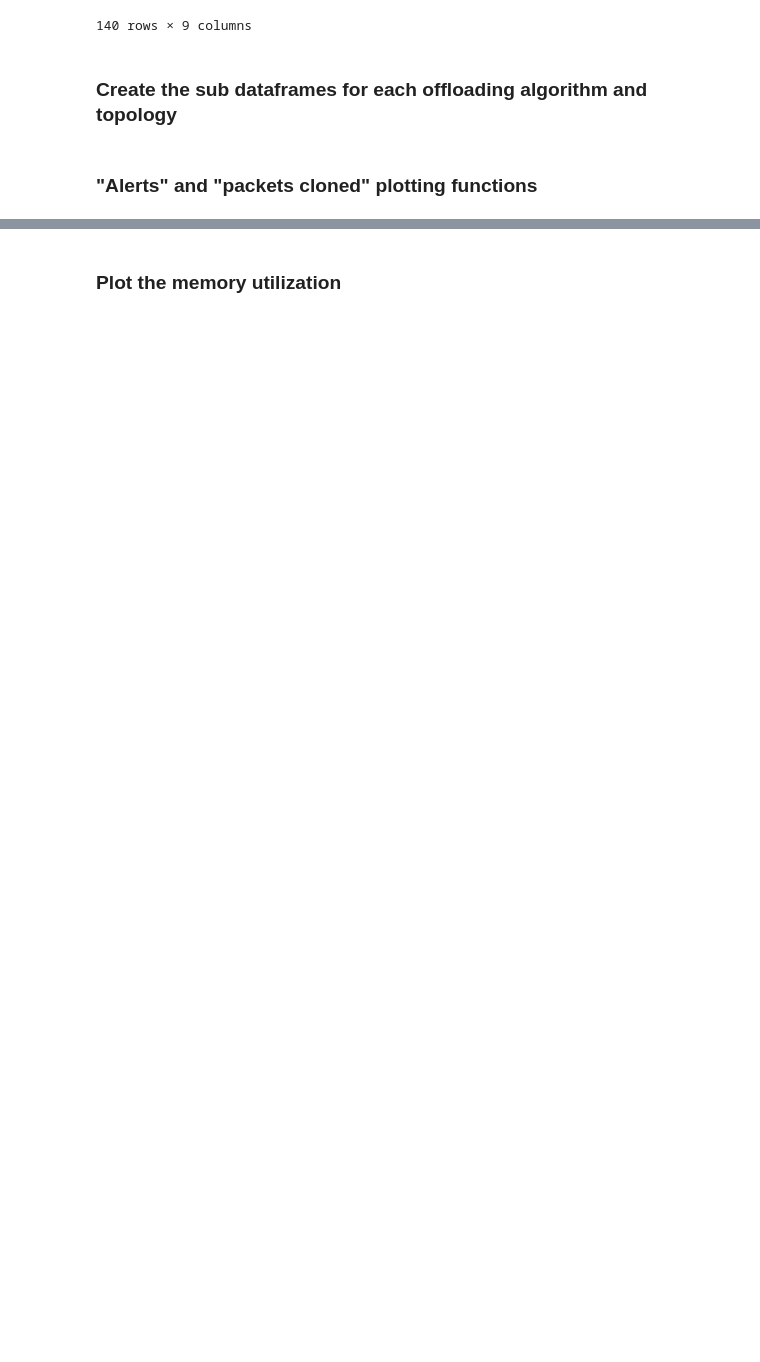
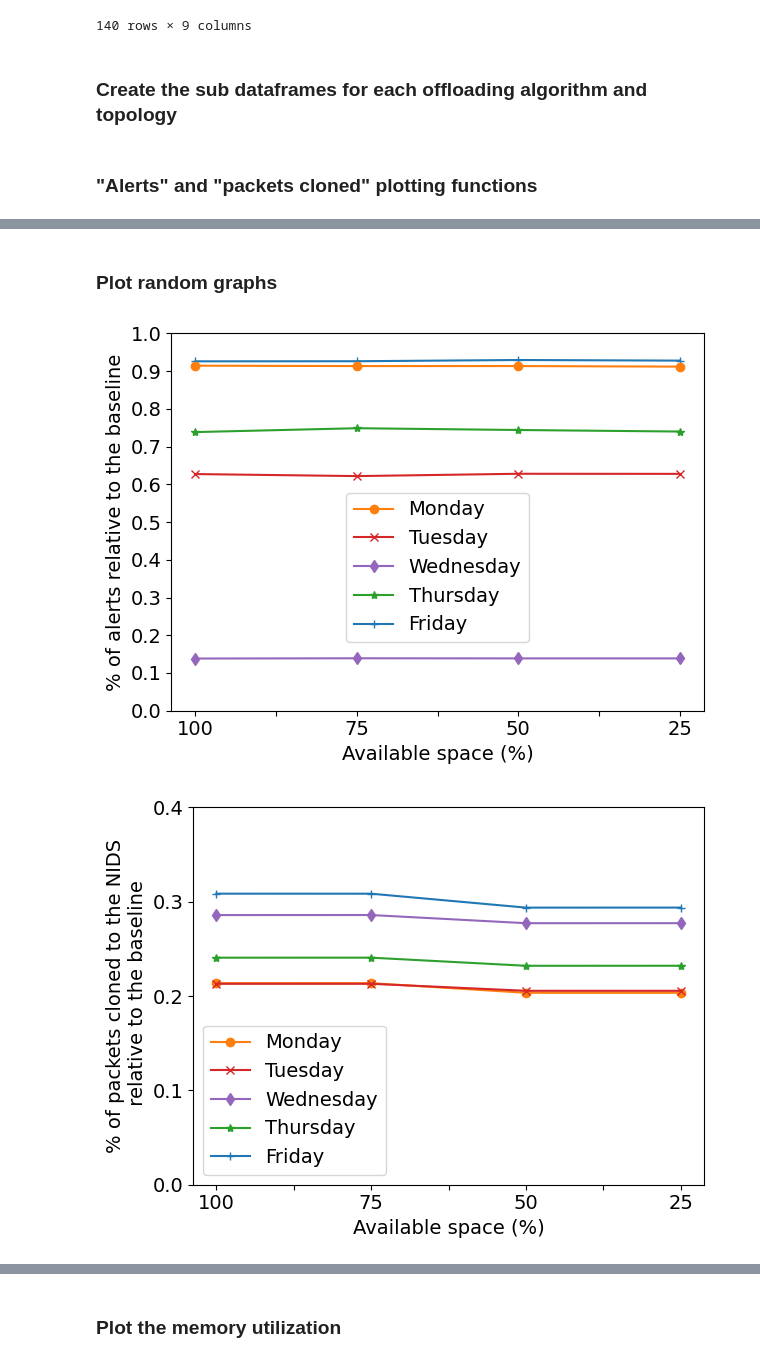
Before and after one commit to HenriqueBBrum/Network-Wide-Rule-Orchestrator, a Jupyter notebook: testing/final_evaluation/final_evaluation_plots.ipynb, the cells around one changed output, grey strips where cells are left out. Cells and saved outputs as stored; diff of their text form; code cells hidden in the pictures; blank space fills up the shorter version.

```diff
--- a/testing/final_evaluation/final_evaluation_plots.ipynb
+++ b/testing/final_evaluation/final_evaluation_plots.ipynb
@@ -190,6 +199,12 @@ def create_sub_dataframes(df):
 # %%
 alerts_simple_df, packets_simple_df = create_sub_dataframes(simple)
 alerts_simple_random_df, packets_simple_random_df = create_sub_dataframes(simple_random)
+
+alerts_linear_firstfit_random_df, packets_linear_firstfit_random_df = create_sub_dataframes(linear_firstfit_random)
+alerts_linear_bestfit_random_df, packets_linear_bestfit_random_df = create_sub_dataframes(linear_bestfit_random)
+alerts_tree_firstfit_random_df, packets_tree_firstfit_random_df = create_sub_dataframes(tree_firstfit_random)
+alerts_tree_bestfit_random_df, packets_tree_bestfit_random_df = create_sub_dataframes(tree_bestfit_random)
+
 alerts_linear_firstfit_df, packets_linear_firstfit_df = create_sub_dataframes(linear_firstfit)
 alerts_linear_bestfit_df, packets_linear_bestfit_df = create_sub_dataframes(linear_bestfit)
 alerts_tree_firstfit_df, packets_tree_firstfit_df = create_sub_dataframes(tree_firstfit)
@@ -197,22 +212,21 @@ alerts_tree_bestfit_df, packets_tree_bestfit_df = create_sub_dataframes(tree_bes
 # %% [markdown]
 ### "Alerts" and "packets cloned" plotting functions
 # %%
-def plot_alerts(df, filename, title, anchored_legend=True):
+def plot_alerts(df, filename, anchored_legend=True):
     df.plot(style=['+-', 'o-', '*-', 'x-', 'd-'])
     handles, labels = plt.gca().get_legend_handles_labels()
     order = [1,3,4,2,0]
     if anchored_legend:
-        plt.legend([handles[idx] for idx in order],[labels[idx] for idx in order],bbox_to_anchor=(1.02,1), loc='upper left', borderaxespad=0)
+        plt.legend([handles[idx] for idx in order],[labels[idx] for idx in order], bbox_to_anchor=[0.5, 0.38], loc='center', borderaxespad=0)
     else:
         plt.legend([handles[idx] for idx in order],[labels[idx] for idx in order])
     plt.yticks(np.arange(0, 1.1, step=0.1))
     plt.ylim(0,1)
     plt.ylabel(alerts_plot_ylabel)
-    plt.title(title, pad=15)
     plt.tight_layout()
     plt.savefig(filename)
 
-def plot_packets_cloned(df, filename, title):
+def plot_packets_cloned(df, filename):
     df.plot(style=['+-', 'o-', '*-', 'x-', 'd-'])
     handles, labels = plt.gca().get_legend_handles_labels()
     order = [1,3,4,2,0]
@@ -220,7 +234,6 @@ def plot_packets_cloned(df, filename, title):
     plt.yticks(np.arange(0, 0.5, step=0.1))
     plt.ylim(0,0.4)
     plt.ylabel(packets_cloned_plot_ylabel)
-    plt.title(title, pad=15)
     plt.tight_layout()
     plt.savefig(filename)
 # %%
@@ -261,0 +242,37 @@ plot_packets_cloned(packets_tree_bestfit_df, "graphs/Packets_cloned_tree_bestfit
+# %% [markdown]
+### Plot random graphs
+# %%
+plt.rcParams.update({'font.size': 14})
+
+plot_alerts(alerts_simple_df, "graphs/Alerts_simple_ordered.png")
+plot_packets_cloned(packets_simple_df, "graphs/Packets_cloned_simple_ordered.png")
+
+# plot_alerts(alerts_linear_firstfit_df, "graphs/Alerts_linear_firstfit.png")
+# plot_packets_cloned(packets_linear_firstfit_df, "graphs/Packets_cloned_linear_firstfit.png")
+
+# plot_alerts(alerts_linear_bestfit_df, "graphs/Alerts_linear_bestfit.png")
+# plot_packets_cloned(packets_linear_bestfit_df, "graphs/Packets_cloned_linear_bestfit.png")
+
+# plot_alerts(alerts_tree_firstfit_df, "graphs/Alerts_tree_firstfit.png")
+# plot_packets_cloned(packets_tree_firstfit_df, "graphs/Packets_cloned_tree_firstfit.png")
+
+# plot_alerts(alerts_tree_bestfit_df, "graphs/Alerts_tree_bestfit.png")
+# plot_packets_cloned(packets_tree_bestfit_df, "graphs/Packets_cloned_tree_bestfit.png")
+
+plot_alerts(alerts_simple_random_df, "graphs/Alerts_simple_random.png", False)
+plot_packets_cloned(packets_simple_random_df, "graphs/Packets_cloned_simple_random.png")
+
+plot_alerts(alerts_linear_firstfit_random_df, "graphs/Alerts_linear_firstfit_random.png")
+plot_packets_cloned(packets_linear_firstfit_random_df, "graphs/Packets_cloned_linear_firstfit_random.png")
+
+plot_alerts(alerts_linear_bestfit_random_df, "graphs/Alerts_linear_bestfit_random.png")
+plot_packets_cloned(packets_linear_bestfit_random_df, "graphs/Packets_cloned_linear_bestfit_random.png")
+
+plot_alerts(alerts_tree_firstfit_random_df, "graphs/Alerts_tree_firstfit_random.png")
+plot_packets_cloned(packets_tree_firstfit_random_df, "graphs/Packets_cloned_tree_firstfit_random.png")
+
+plot_alerts(alerts_tree_bestfit_random_df, "graphs/Alerts_tree_bestfit_random.png")
+plot_packets_cloned(packets_tree_bestfit_random_df, "graphs/Packets_cloned_tree_bestfit_random.png")
+# %% [output]
+[figure, added]
+[figure, added]
```
Also changed, not shown: parts of 5 cells of this notebook, 38 other files.
